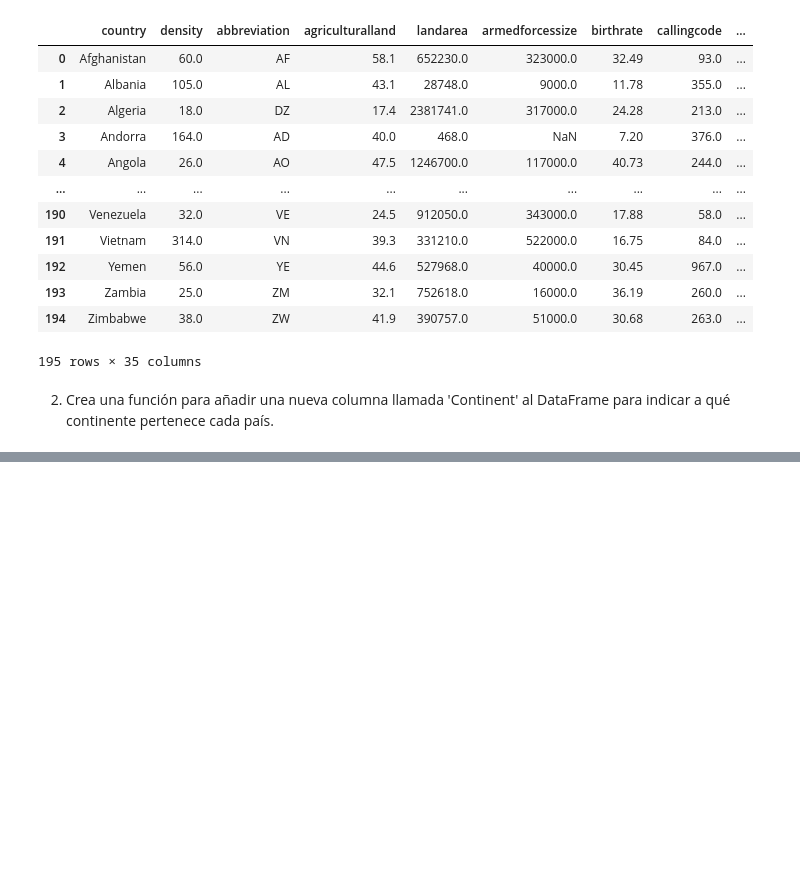
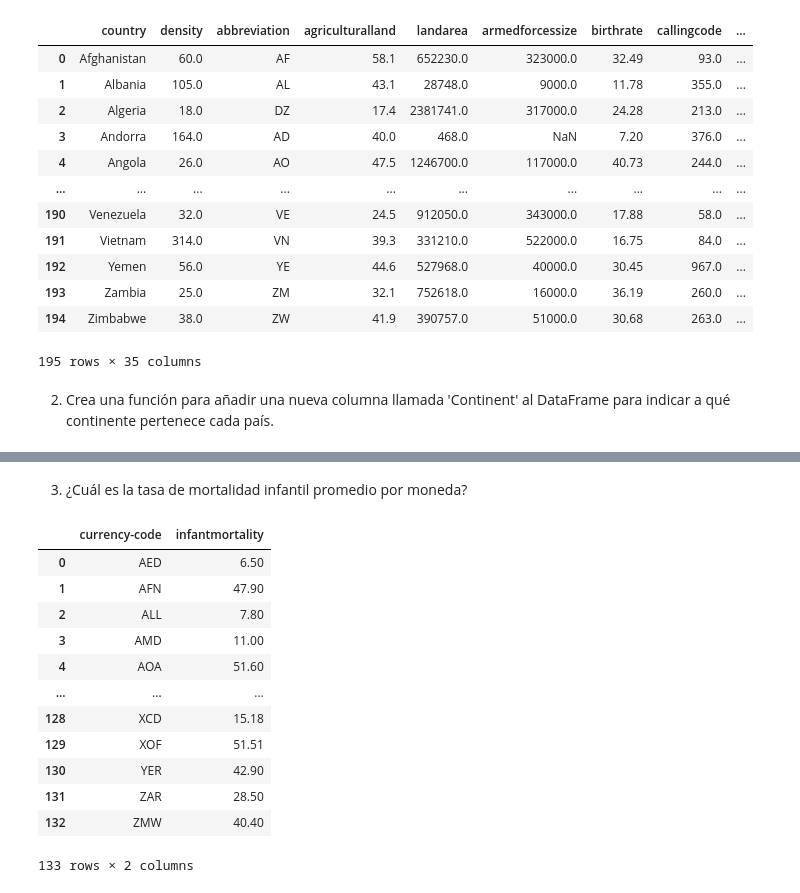
Before and after one commit to Adalab/promof-modulo3-sprint1-pairprogramming-Mael_Yohanna, a Jupyter notebook: apply_pair.ipynb, the cells around one changed output, grey strips where cells are left out. Saved outputs shown, nothing was run; the diff lists cells and outputs as text; code cells hidden in the pictures; blank space fills up the shorter version.

```diff
--- a/apply_pair.ipynb
+++ b/apply_pair.ipynb
@@ -98,0 +131,18 @@ df_1.to_csv("world-data-2023_pair_apply.csv")
+# %% [markdown]
+3. ¿Cuál es la tasa de mortalidad infantil promedio por moneda?
+# %%
+df_1.groupby("currency-code")["infantmortality"].mean().reset_index().round(2)
+# %% [output]
+|  | currency-code | infantmortality |
+| 0 | AED | 6.50 |
+| 1 | AFN | 47.90 |
+| 2 | ALL | 7.80 |
+| 3 | AMD | 11.00 |
+| 4 | AOA | 51.60 |
+| ... | ... | ... |
+| 128 | XCD | 15.18 |
+| 129 | XOF | 51.51 |
+| 130 | YER | 42.90 |
+| 131 | ZAR | 28.50 |
+| 132 | ZMW | 40.40 |
+133 rows × 2 columns
```
Also changed, not shown: parts of 19 cells of this notebook, 2 other files.
